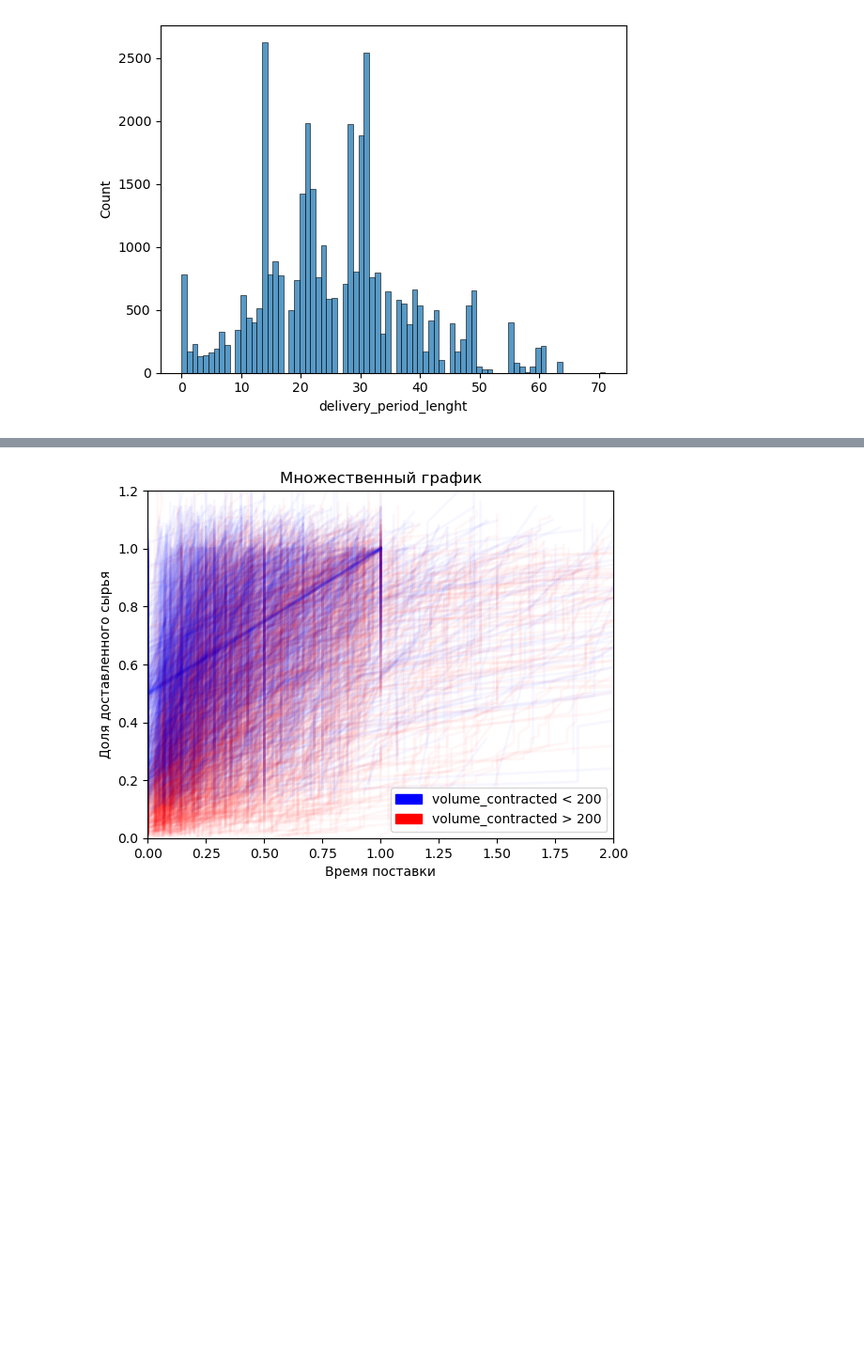
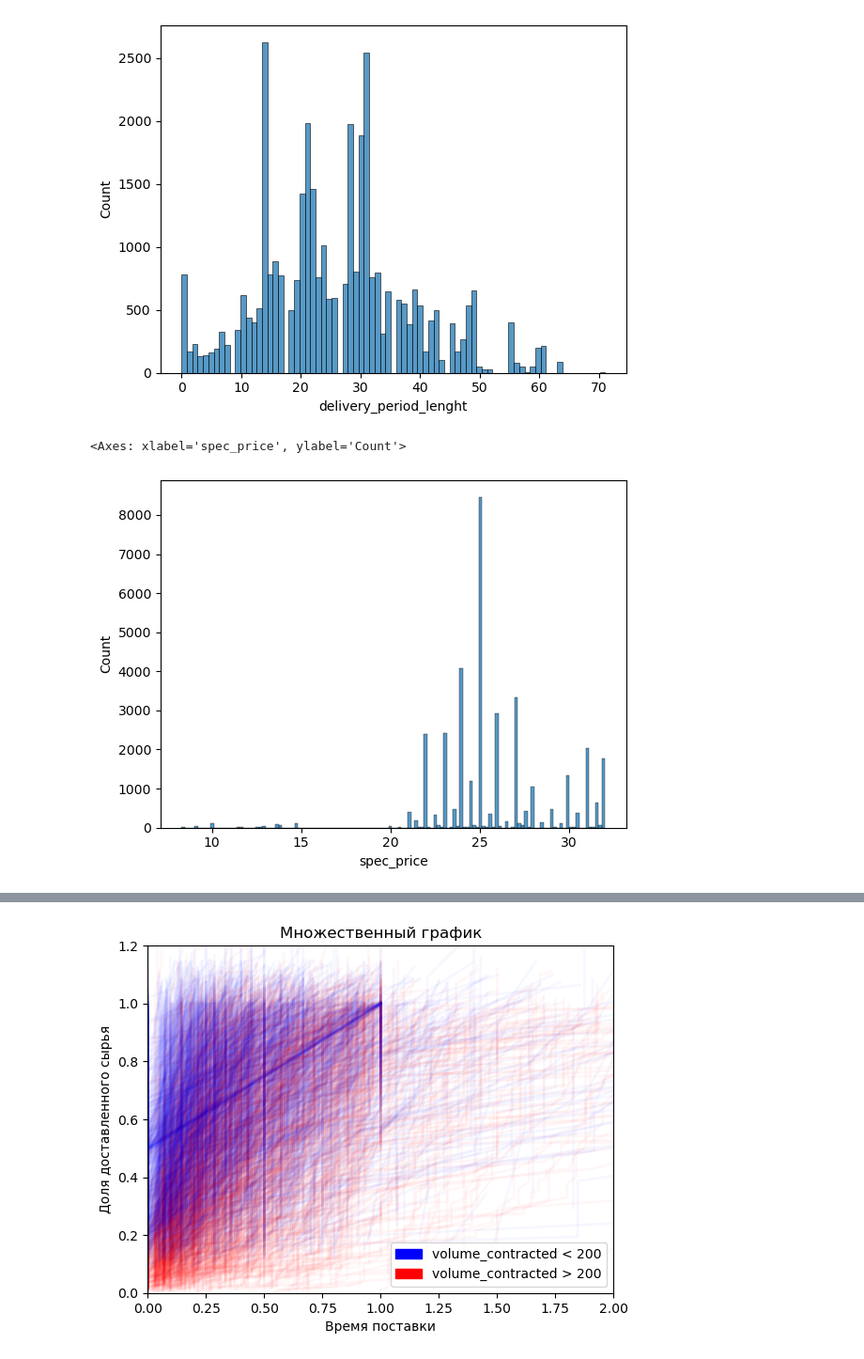
Before and after one commit to my-sas/Suppliers-time-series-analysis, a Jupyter notebook: notebooks/EDA.ipynb, the cells around one changed output, grey strips where cells are left out. Shown at 94% size. Cells and saved outputs as stored; diff of their text form; code cells hidden in the pictures; blank space fills up the shorter version.

```diff
--- a/notebooks/EDA.ipynb
+++ b/notebooks/EDA.ipynb
@@ -180 +212,6 @@ def multiplicity_plot(col, thresh):
+# %%
+sns.histplot(data['spec_price'])
+# %% [output]
+<Axes: xlabel='spec_price', ylabel='Count'>
+[figure, added]
 # %%
```
Also changed, not shown: parts of 9 cells of this notebook, 5 other files.
